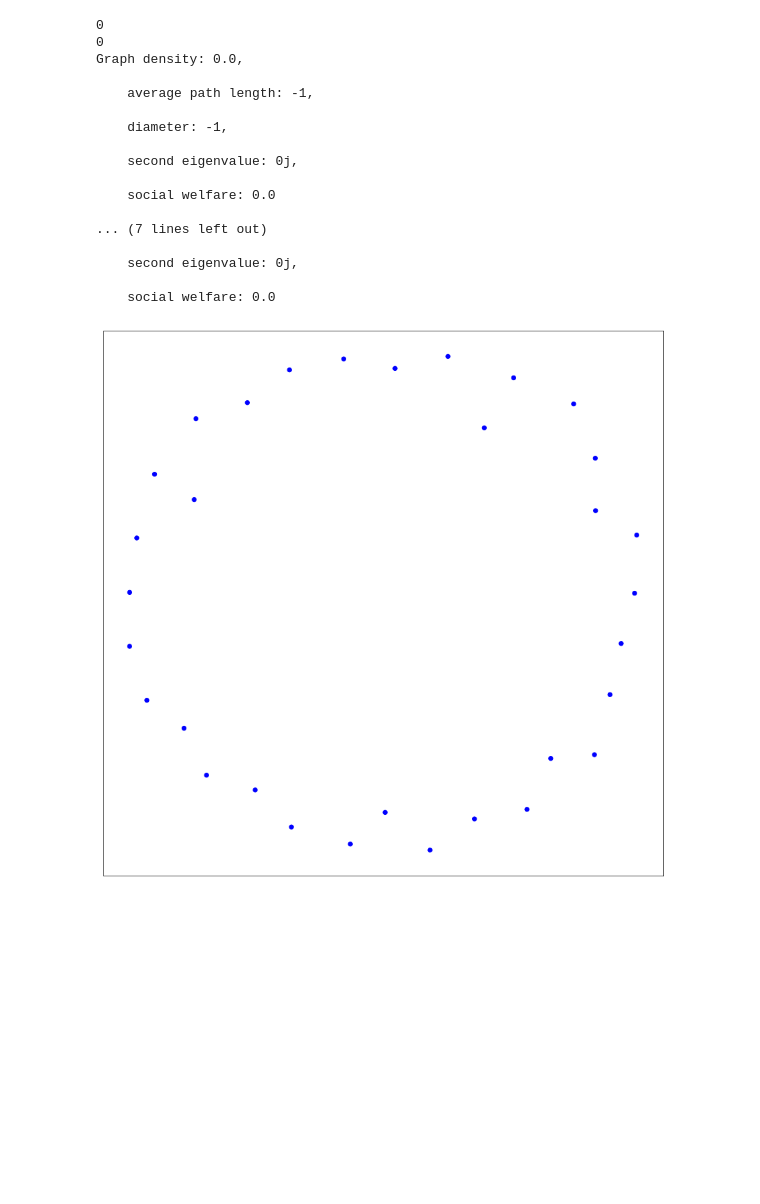
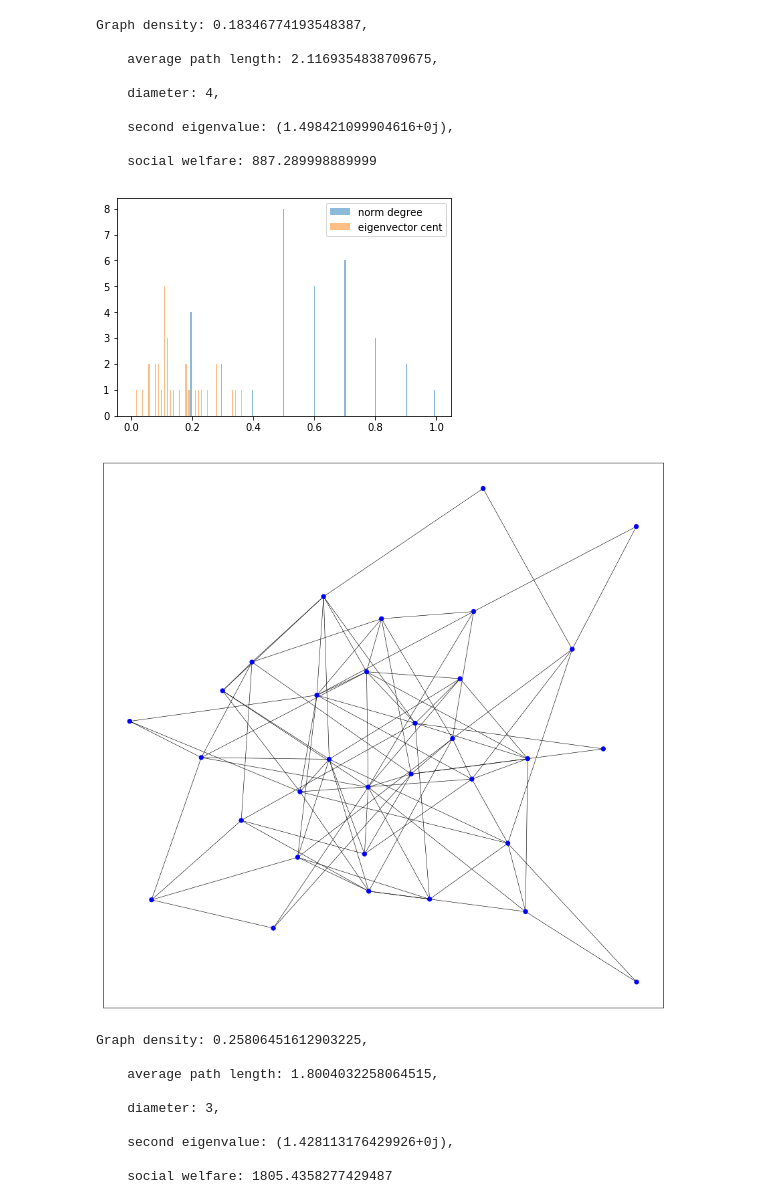
Before and after one commit to CrowdDynamicsLab/IESimulation, a Jupyter notebook: attribute_copying_growth.ipynb, the cells around one changed output. Saved outputs shown, nothing was run; the diff lists cells and outputs as text; code cells hidden in the pictures; blank space fills up the shorter version.

```diff
--- a/attribute_copying_growth.ipynb
+++ b/attribute_copying_growth.ipynb
@@ -46,6 +47,24 @@ def diam(G):
 
 def social_welfare(G):
     return sum([ v.data for v in G.vertices ]) / 2
+# %%
+def plot_distributions(G):
+
+    # Degree distribution
+    degree_dist = [ v.degree for v in G.vertices ]
+    norm_degree_dist = [ d / max(degree_dist) for d in degree_dist ]
+
+    G_nx = gnx.graph_to_nx(G)
+    eigv_centralities = nx.eigenvector_centrality(G_nx, weight='util')
+    eigv_centralities = list(eigv_centralities.values())
+
+    metric_dists = [norm_degree_dist, eigv_centralities]
+    dist_labels = ['norm degree', 'eigenvector cent']
+
+    bins = np.linspace(0, 1, 100)
+    plt.hist(metric_dists, bins, alpha=0.5, label=dist_labels)
+    plt.legend(loc='upper right')
+    plt.show()
 # %%
 def print_metrics(G):
     gd = graph_density(G)
@@ -68,35 +87,40 @@ def print_metrics(G):
 # %%
 G = attribute_network(_N, params)
 
 print_metrics(G)
+plot_distributions(G)
+vis.draw_graph(G)
 
 random_walk(G)
 calc_utils(G)
 calc_edges(G)
 
 print_metrics(G)
+plot_distributions(G)
 
 #print(list(zip([ v.vnum for v in G.vertices],
 #               [ attr_util.remaining_budget(v, G) for v in G.vertices ],
 #               [ v.degree for v in G.vertices ])))
 
 vis.draw_graph(G)
 # %% [output]
-0
-0
-Graph density: 0.0,
+Graph density: 0.18346774193548387,
 
-    average path length: -1,
+    average path length: 2.1169354838709675,
 
-    diameter: -1,
+    diameter: 4,
 
-    second eigenvalue: 0j,
+    second eigenvalue: (1.498421099904616+0j),
 
-    social welfare: 0.0
-
-... (7 lines left out)
-
-    second eigenvalue: 0j,
-
-    social welfare: 0.0
+    social welfare: 887.289998889999
-[figure, old version]
+[figure, new version]
+[figure, added]
+Graph density: 0.25806451612903225,
+
+    average path length: 1.8004032258064515,
+
+    diameter: 3,
+
+    second eigenvalue: (1.428113176429926+0j),
+
+    social welfare: 1805.4358277429487
```
Also changed, not shown: parts of 2 cells of this notebook, 2 other files.
